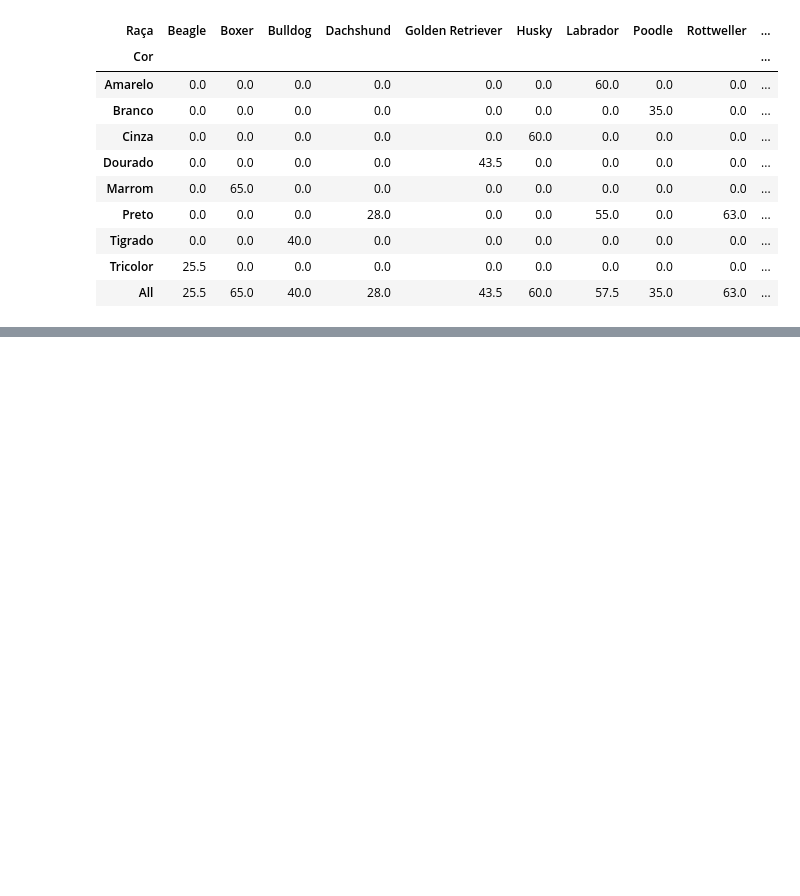
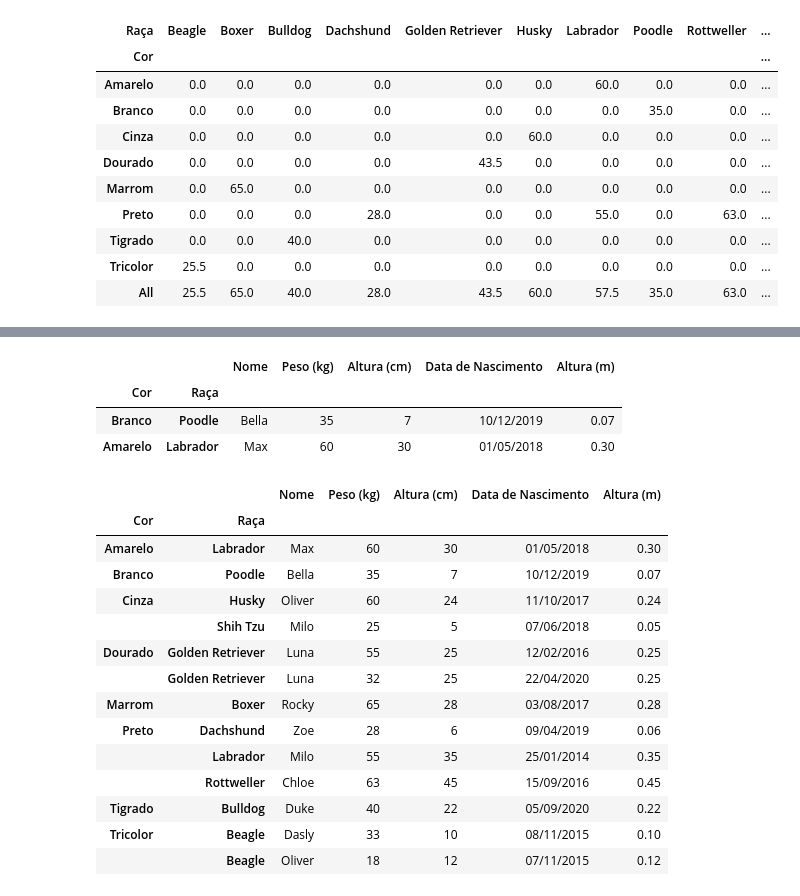
Before and after one commit to lidiaperside/python-para-dados-womakerscode, a Jupyter notebook: pandas.ipynb, the cells around one changed output, grey strips where cells are left out. Cells and saved outputs as stored; diff of their text form; code cells hidden in the pictures; blank space fills up the shorter version.

```diff
--- a/pandas.ipynb
+++ b/pandas.ipynb
@@ -766,0 +903,6 @@ df_cachorros.pivot_table(values='Peso (kg)', index='Cor', columns='Raça', fill_
+# %%
+df_cachorros3 = df_cachorros.copy()
+df_cachorros4 = df_cachorros.copy()
+# %%
+#Multinível de índice é quando temos 2 índices
+df_cachorros3 = df_cachorros3.set_index(['Cor', 'Raça'])
@@ -766,0 +921,27 @@ df_cachorros.pivot_table(values='Peso (kg)', index='Cor', columns='Raça', fill_
+# %%
+#Subset de múltiplos níveis com uma lista utilizando tuplas
+df_cachorros3.loc[[('Branco', 'Poodle'), ('Amarelo', 'Labrador')]]
+# %% [output]
+|  |  | Nome | Peso (kg) | Altura (cm) | Data de Nascimento | Altura (m) |
+| Cor | Raça |  |  |  |  |  |
+| Branco | Poodle | Bella | 35 | 7 | 10/12/2019 | 0.07 |
+| Amarelo | Labrador | Max | 60 | 30 | 01/05/2018 | 0.30 |
+# %%
+#Ordenando pelo valor do index
+df_cachorros3.sort_index()
+# %% [output]
+|  |  | Nome | Peso (kg) | Altura (cm) | Data de Nascimento | Altura (m) |
+| Cor | Raça |  |  |  |  |  |
+| Amarelo | Labrador | Max | 60 | 30 | 01/05/2018 | 0.30 |
+| Branco | Poodle | Bella | 35 | 7 | 10/12/2019 | 0.07 |
+| Cinza | Husky | Oliver | 60 | 24 | 11/10/2017 | 0.24 |
+|  | Shih Tzu | Milo | 25 | 5 | 07/06/2018 | 0.05 |
+| Dourado | Golden Retriever | Luna | 55 | 25 | 12/02/2016 | 0.25 |
+|  | Golden Retriever | Luna | 32 | 25 | 22/04/2020 | 0.25 |
+| Marrom | Boxer | Rocky | 65 | 28 | 03/08/2017 | 0.28 |
+| Preto | Dachshund | Zoe | 28 | 6 | 09/04/2019 | 0.06 |
+|  | Labrador | Milo | 55 | 35 | 25/01/2014 | 0.35 |
+|  | Rottweller | Chloe | 63 | 45 | 15/09/2016 | 0.45 |
+| Tigrado | Bulldog | Duke | 40 | 22 | 05/09/2020 | 0.22 |
+| Tricolor | Beagle | Dasly | 33 | 10 | 08/11/2015 | 0.10 |
+|  | Beagle | Oliver | 18 | 12 | 07/11/2015 | 0.12 |
```
Also changed, not shown: parts of 25 cells of this notebook, 1 other file.
